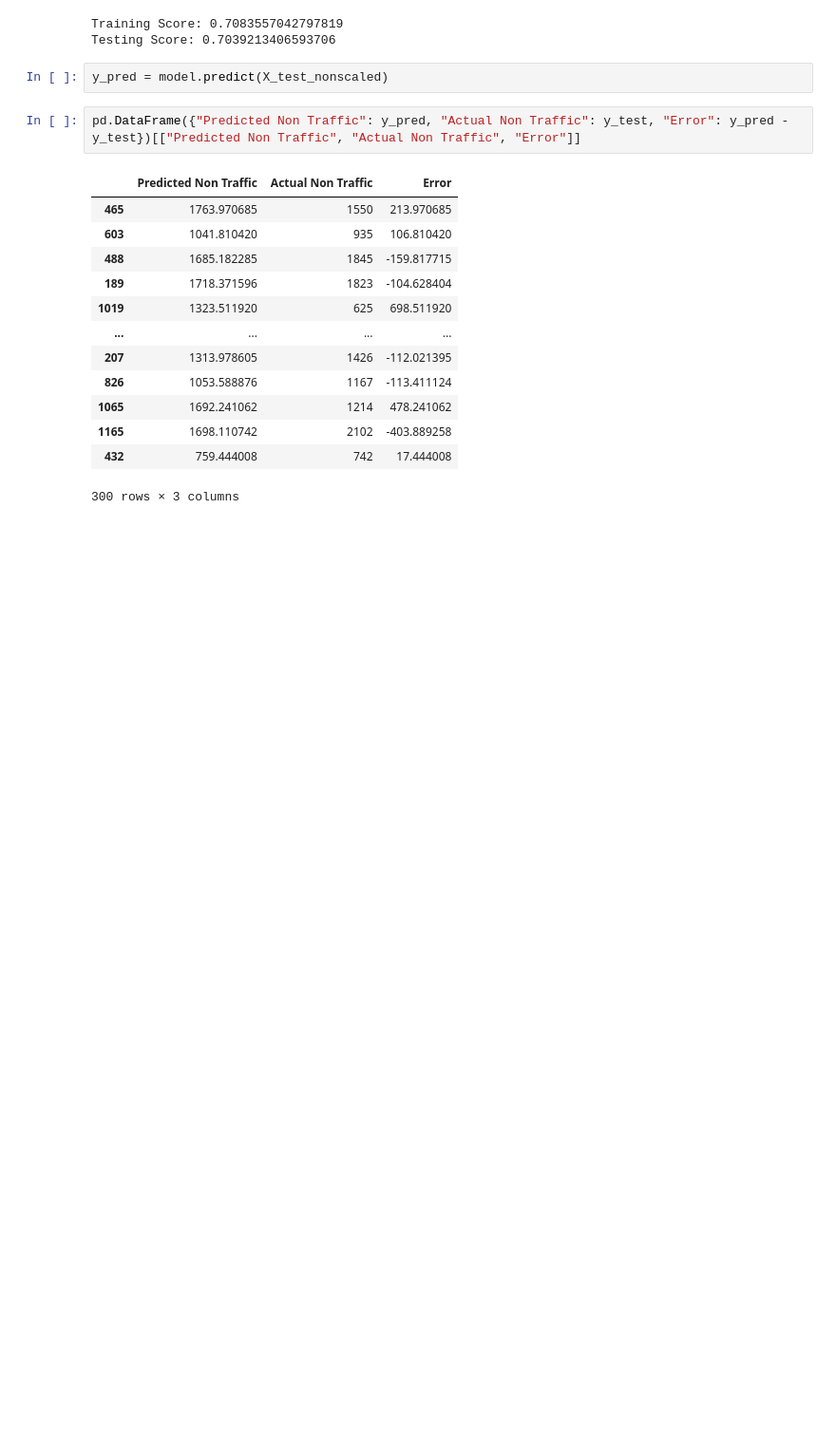
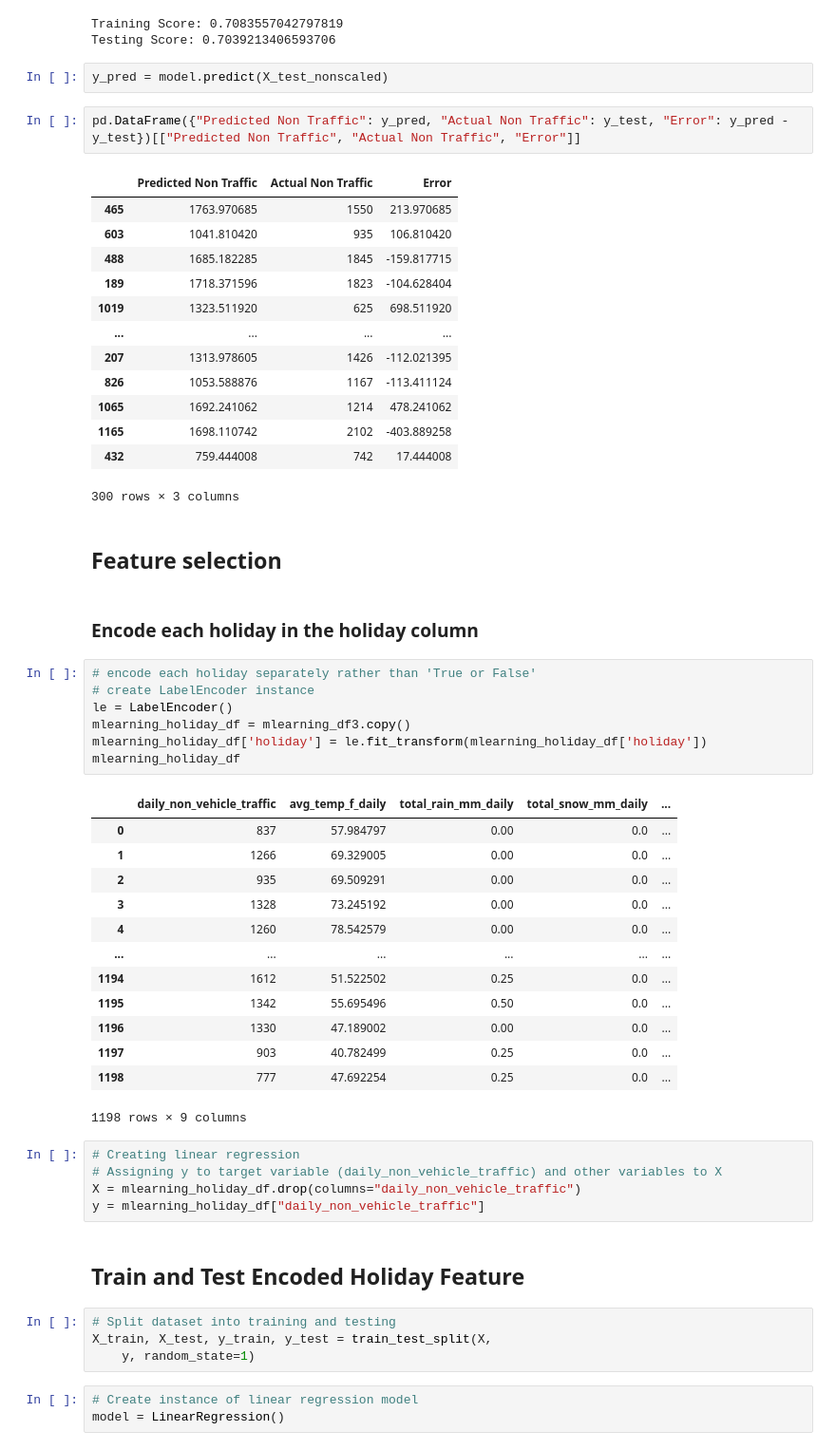
Before and after one commit to mhertel278/Data_Bootcamp_Capstone_Project, a Jupyter notebook: Balaszi_Segment2_MachineLearningModel.ipynb, the cells around one changed output. Shown at 95% size. Cells and saved outputs as stored; diff of their text form; blank space fills up the shorter version.

```diff
--- a/Balaszi_Segment2_MachineLearningModel.ipynb
+++ b/Balaszi_Segment2_MachineLearningModel.ipynb
@@ -310,3 +312,42 @@ pd.DataFrame({"Predicted Non Traffic": y_pred, "Actual Non Traffic": y_test, "Er
 | 1165 | 1698.110742 | 2102 | -403.889258 |
 | 432 | 759.444008 | 742 | 17.444008 |
 300 rows × 3 columns
+# %% [markdown]
+## Feature selection
+# %% [markdown]
+### Encode each holiday in the holiday column
+# %%
+# encode each holiday separately rather than 'True or False'
+# create LabelEncoder instance
+le = LabelEncoder()
+mlearning_holiday_df = mlearning_df3.copy()
+mlearning_holiday_df['holiday'] = le.fit_transform(mlearning_holiday_df['holiday'])
+mlearning_holiday_df
+# %% [output]
+|  | daily_non_vehicle_traffic | avg_temp_f_daily | total_rain_mm_daily | total_snow_mm_daily | ... |
+| 0 | 837 | 57.984797 | 0.00 | 0.0 | ... |
+| 1 | 1266 | 69.329005 | 0.00 | 0.0 | ... |
+| 2 | 935 | 69.509291 | 0.00 | 0.0 | ... |
+| 3 | 1328 | 73.245192 | 0.00 | 0.0 | ... |
+| 4 | 1260 | 78.542579 | 0.00 | 0.0 | ... |
+| ... | ... | ... | ... | ... | ... |
+| 1194 | 1612 | 51.522502 | 0.25 | 0.0 | ... |
+| 1195 | 1342 | 55.695496 | 0.50 | 0.0 | ... |
+| 1196 | 1330 | 47.189002 | 0.00 | 0.0 | ... |
+| 1197 | 903 | 40.782499 | 0.25 | 0.0 | ... |
+| 1198 | 777 | 47.692254 | 0.25 | 0.0 | ... |
+1198 rows × 9 columns
+# %%
+# Creating linear regression
+# Assigning y to target variable (daily_non_vehicle_traffic) and other variables to X
+X = mlearning_holiday_df.drop(columns="daily_non_vehicle_traffic")
+y = mlearning_holiday_df["daily_non_vehicle_traffic"]
+# %% [markdown]
+## Train and Test Encoded Holiday Feature
+# %%
+# Split dataset into training and testing
+X_train, X_test, y_train, y_test = train_test_split(X,
+    y, random_state=1)
+# %%
+# Create instance of linear regression model
+model = LinearRegression()
```
Also changed, not shown: parts of 14 cells of this notebook.
